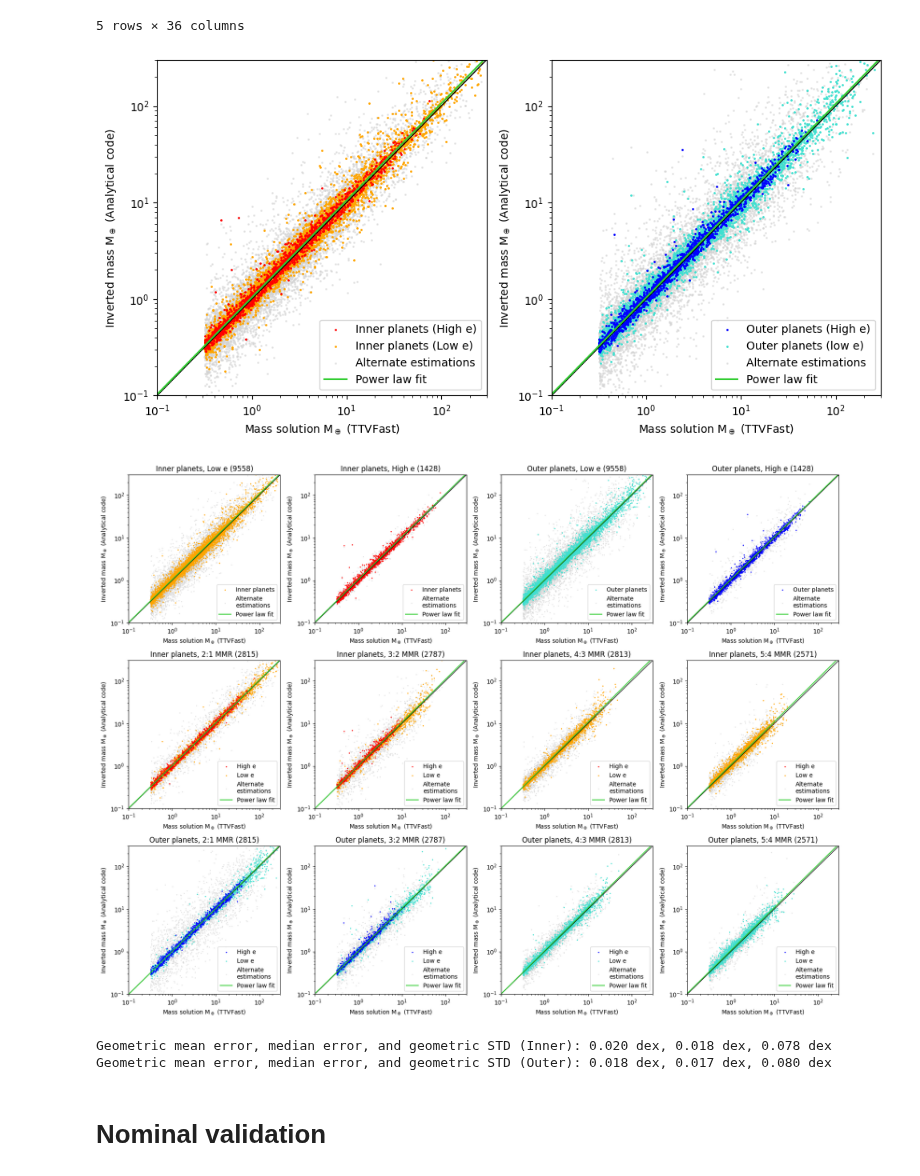
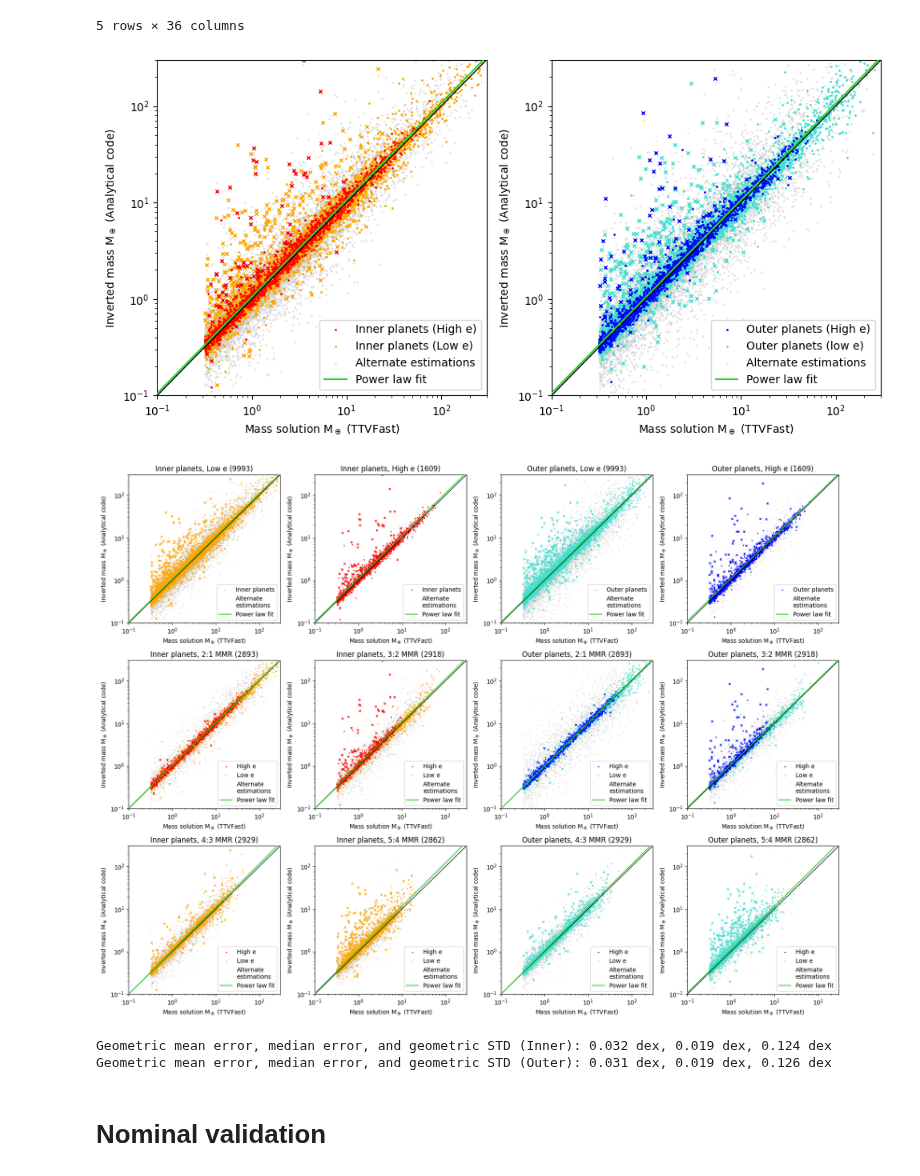
Before and after one commit to chatdanai-s/NATSUME, a Jupyter notebook: validation/1st_order_TTVFast/code_invert.ipynb, the cells around one changed output. Drawn from its saved outputs; the diff is of its cells as text; code cells hidden in the pictures.

```diff
--- a/validation/1st_order_TTVFast/code_invert.ipynb
+++ b/validation/1st_order_TTVFast/code_invert.ipynb
@@ -179,8 +179,8 @@ plt.show()
 # %%
 # Filter by R2
 # Minimum 5% percentile
-p5_1 = np.nanpercentile(fits.R2_1, 5)
-p5_2 = np.nanpercentile(fits.R2_2, 5)
+p5_1 = np.nanpercentile(fits.R2_1, 0)
+p5_2 = np.nanpercentile(fits.R2_2, 0)
 print(f'Filter for R^2 (Inner TTV) and R^2 (Outer TTV): {p5_1:.3f}, {p5_2:.3f}')
 
 R2_filter = (fits.R2_1 > p5_1) & (fits.R2_2 > p5_2)
@@ -350,45 +350,51 @@ scatterCount = len(compare['m1'])
 
 ethres = 0.1
 lowe = (compare.e1 < ethres) & (compare.e2 < ethres); highe = ~lowe
+Rthres = 0.5
+lowR = (compare.R2_1 < Rthres) | (compare.R2_2 < Rthres); highR = ~lowR
 
 # Inner planets
 m1 = compare['m1']
 m1_good = compare['m_calc_in']
 m1_bad = compare['m_bad_in']
 k1, c1 = getLineFit(np.log10(m1_good), np.log10(m1))
 
-ax[0].scatter(m1[highe], m1_good[highe], s=s, color='red', label=f'Inner planets (High e)', zorder=1)
-ax[0].scatter(m1[lowe], m1_good[lowe], s=s, color='orange', label=f'Inner planets (Low e)', zorder=0)
+ax[0].scatter(m1[highe &highR], m1_good[highe &highR], s=s, color='red', label=f'Inner planets (High e)', zorder=3)
+ax[0].scatter(m1[highe & lowR], m1_good[highe & lowR], s=10*s, color='red', marker='x', lw=1, zorder=2)
+ax[0].scatter(m1[lowe &highR], m1_good[lowe &highR], s=s, color='orange', label=f'Inner planets (Low e)', zorder=1)
+ax[0].scatter(m1[lowe & lowR], m1_good[lowe & lowR], s=10*s, color='orange', marker='x', lw=1, zorder=0)
 ax[0].scatter(m1, m1_bad, s=s, color='lightgrey', label='Alternate estimations', zorder=-1, alpha=0.5)
-ax[0].plot(linelim, linelim, color='black', lw=1, zorder=1)
-ax[0].plot(linelim, 10**c1 * linelim**k1, color='limegreen', label=f'Power law fit')
+ax[0].plot(linelim, linelim, color='black', lw=1, zorder=5)
+ax[0].plot(linelim, 10**c1 * linelim**k1, color='limegreen', zorder=5, label=f'Power law fit')
 ax[0].set_xscale('log'); ax[0].set_yscale('log')
 ax[0].set_xlim(minval, maxval); ax[0].set_ylim(minval, maxval)
 ax[0].set_xlabel('Mass solution M$_\oplus$ (TTVFast)')
 ax[0].set_ylabel('Inverted mass M$_\oplus$ (Analytical code)')
 ax[0].legend(loc='lower right')
 
 # Outer planets
 m2 = compare['m2']
 m2_good = compare['m_calc_out']
 m2_bad = compare['m_bad_out']
 k2, c2 = getLineFit(np.log10(m2_good), np.log10(m2))
 
-ax[1].scatter(m2[highe], m2_good[highe], s=s, color='blue', label=f'Outer planets (High e)', zorder=1)
-ax[1].scatter(m2[lowe], m2_good[lowe], s=s, color='turquoise', label=f'Outer planets (low e)', zorder=0)
+ax[1].scatter(m2[highe &highR], m2_good[highe &highR], s=s, color='blue', label=f'Outer planets (High e)', zorder=3)
+ax[1].scatter(m2[highe & lowR], m2_good[highe & lowR], s=10*s, color='blue', marker='x', lw=1, zorder=2)
+ax[1].scatter(m2[lowe &highR], m2_good[lowe &highR], s=s, color='turquoise', label=f'Outer planets (low e)', zorder=1)
+ax[1].scatter(m2[lowe & lowR], m2_good[lowe & lowR], s=10*s, color='turquoise', marker='x', lw=1, zorder=0)
 ax[1].scatter(m2, m2_bad, s=s, color='lightgrey', label='Alternate estimations', zorder=-1, alpha=0.5)
-ax[1].plot(linelim, linelim, color='black', lw=1, zorder=1)
-ax[1].plot(linelim, 10**c2 * linelim**k2, color='limegreen', label=f'Power law fit')
+ax[1].plot(linelim, linelim, color='black', lw=1, zorder=5)
+ax[1].plot(linelim, 10**c2 * linelim**k2, color='limegreen', zorder=5, label=f'Power law fit')
 ax[1].set_xscale('log'); ax[1].set_yscale('log')
 ax[1].set_xlim(minval, maxval); ax[1].set_ylim(minval, maxval)
 ax[1].set_xlabel('Mass solution M$_\oplus$ (TTVFast)')
 ax[1].set_ylabel('Inverted mass M$_\oplus$ (Analytical code)')
 ax[1].legend(loc='lower right')
 
 fig.tight_layout()
 plt.show()
 # %% [output]
-[figure, old version]
+[figure, new version]
 # %%
 # Divide up by eccentricity and MMR
 # Graph compare N-body outputs
@@ -402,8 +408,12 @@ def plotMassEstimation(posTuple, x, ygood, ybad, color, innerouterStr, mask, reg
     scatterCount = len(x[mask])
     k, c = getLineFit(np.log10(ygood[mask]), np.log10(x[mask]))
 
+    Rthres = 0.5
+    lowR = (compare.R2_1 < Rthres) | (compare.R2_2 < Rthres); highR = ~lowR
+
     if mode == 'eccentricity':
-        ax[posTuple].scatter(x[mask], ygood[mask], s=s, color=color, label=f'{innerouterStr} planets', zorder=0)
+        ax[posTuple].scatter(x[mask & lowR], ygood[mask & lowR], s=10*s, color=color, marker='x', lw=1, zorder=1)
+        ax[posTuple].scatter(x[mask &highR], ygood[mask &highR], s=s, color=color, label=f'{innerouterStr} planets', zorder=0)
     elif mode == 'MMR':
         ethres = 0.1
         lowe = (compare.e1 < ethres) & (compare.e2 < ethres); highe = ~lowe
@@ -413,12 +423,14 @@ def plotMassEstimation(posTuple, x, ygood, ybad, color, innerouterStr, mask, reg
         elif color == 'blue':
             altcolor = 'turquoise'
 
-        ax[posTuple].scatter(x[mask & highe], ygood[mask & highe], s=s, color=color, label=f'High e', zorder=1)
-        ax[posTuple].scatter(x[mask & lowe], ygood[mask & lowe], s=s, color=altcolor, label=f'Low e', zorder=0)
+        ax[posTuple].scatter(x[mask & highe & lowR], ygood[mask & highe & lowR], s=10*s, color=color, marker='x', lw=1, zorder=3)
+        ax[posTuple].scatter(x[mask & highe &highR], ygood[mask & highe &highR], s=s, color=color, label=f'High e', zorder=2)
+        ax[posTuple].scatter(x[mask & lowe & lowR], ygood[mask & lowe & lowR], s=10*s, color=altcolor, marker='x', lw=1, zorder=1)
+        ax[posTuple].scatter(x[mask & lowe &highR], ygood[mask & lowe &highR], s=s, color=altcolor, label=f'Low e', zorder=0)
 
     ax[posTuple].scatter(x[mask], ybad[mask], s=s, color='lightgrey', label='Alternate\nestimations', zorder=-1, alpha=0.5)
-    ax[posTuple].plot(linelim, linelim, color='black', lw=1, zorder=1)
-    ax[posTuple].plot(linelim, 10**c * linelim**k, color='limegreen', label=f'Power law fit')
+    ax[posTuple].plot(linelim, linelim, color='black', lw=1, zorder=5)
+    ax[posTuple].plot(linelim, 10**c * linelim**k, color='limegreen', zorder=5, label=f'Power law fit')
     ax[posTuple].set_xscale('log'); ax[posTuple].set_yscale('log')
     ax[posTuple].set_xlim(minval, maxval); ax[posTuple].set_ylim(minval, maxval)
     ax[posTuple].set_xlabel('Mass solution M$_\oplus$ (TTVFast)')
@@ -442,11 +454,11 @@ def plotMassWithRegimes(df):
     # MMR
     plotMassEstimation((1,0), df['m1'], df['m_calc_in'], df['m_bad_in'], 'red', 'Inner', jmask(2), '2:1 MMR', mode='MMR')
     plotMassEstimation((1,1), df['m1'], df['m_calc_in'], df['m_bad_in'], 'red', 'Inner', jmask(3), '3:2 MMR', mode='MMR')
-    plotMassEstimation((1,2), df['m1'], df['m_calc_in'], df['m_bad_in'], 'red', 'Inner', jmask(4), '4:3 MMR', mode='MMR')
-    plotMassEstimation((1,3), df['m1'], df['m_calc_in'], df['m_bad_in'], 'red', 'Inner', jmask(5), '5:4 MMR', mode='MMR')
+    plotMassEstimation((2,0), df['m1'], df['m_calc_in'], df['m_bad_in'], 'red', 'Inner', jmask(4), '4:3 MMR', mode='MMR')
+    plotMassEstimation((2,1), df['m1'], df['m_calc_in'], df['m_bad_in'], 'red', 'Inner', jmask(5), '5:4 MMR', mode='MMR')
 
-    plotMassEstimation((2,0), df['m2'], df['m_calc_out'], df['m_bad_out'], 'blue', 'Outer', jmask(2), '2:1 MMR', mode='MMR')
-    plotMassEstimation((2,1), df['m2'], df['m_calc_out'], df['m_bad_out'], 'blue', 'Outer', jmask(3), '3:2 MMR', mode='MMR')
+    plotMassEstimation((1,2), df['m2'], df['m_calc_out'], df['m_bad_out'], 'blue', 'Outer', jmask(2), '2:1 MMR', mode='MMR')
+    plotMassEstimation((1,3), df['m2'], df['m_calc_out'], df['m_bad_out'], 'blue', 'Outer', jmask(3), '3:2 MMR', mode='MMR')
     plotMassEstimation((2,2), df['m2'], df['m_calc_out'], df['m_bad_out'], 'blue', 'Outer', jmask(4), '4:3 MMR', mode='MMR')
     plotMassEstimation((2,3), df['m2'], df['m_calc_out'], df['m_bad_out'], 'blue', 'Outer', jmask(5), '5:4 MMR', mode='MMR')
 
@@ -455,7 +467,7 @@ plotMassWithRegimes(compare)
 fig.tight_layout()
 plt.show()
 # %% [output]
-[figure, old version]
+[figure, new version]
 # %%
 # Relative bias and average error
 err1, err2, med1, med2, gstd1, gstd2 = returnMetrics(compare, mask='all')
@@ -463,8 +475,8 @@ err1, err2, med1, med2, gstd1, gstd2 = returnMetrics(compare, mask='all')
 print(f'Geometric mean error, median error, and geometric STD (Inner): {err1:.3f} dex, {med1:.3f} dex, {gstd1:.3f} dex')
 print(f'Geometric mean error, median error, and geometric STD (Outer): {err2:.3f} dex, {med2:.3f} dex, {gstd2:.3f} dex')
 # %% [output]
-Geometric mean error, median error, and geometric STD (Inner): 0.020 dex, 0.018 dex, 0.078 dex
-Geometric mean error, median error, and geometric STD (Outer): 0.018 dex, 0.017 dex, 0.080 dex
+Geometric mean error, median error, and geometric STD (Inner): 0.032 dex, 0.019 dex, 0.124 dex
+Geometric mean error, median error, and geometric STD (Outer): 0.031 dex, 0.019 dex, 0.126 dex
 # %% [markdown]
 # Nominal validation
 # %%
```
Also changed, not shown: parts of 6 cells of this notebook, 3 other files.
